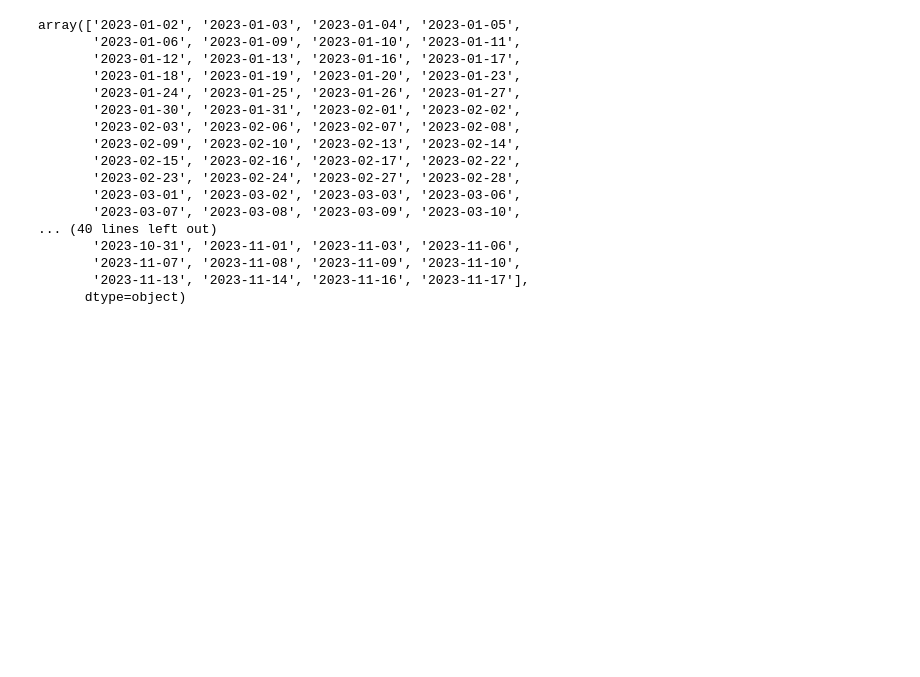
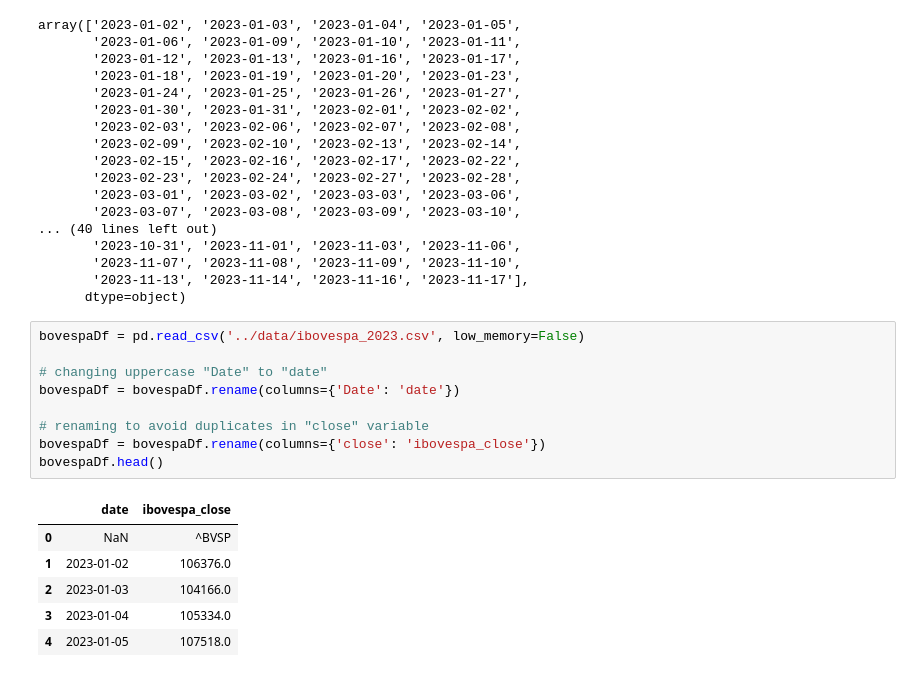
Before and after one commit to mestresanna/lifeCycleProject, a Jupyter notebook: notebooks/Cleaning.ipynb, the cells around one changed output. Drawn from its saved outputs; the diff is of its cells as text; blank space fills up the shorter version.

```diff
--- a/notebooks/Cleaning.ipynb
+++ b/notebooks/Cleaning.ipynb
@@ -225,3 +202,19 @@ array(['2023-01-02', '2023-01-03', '2023-01-04', '2023-01-05',
        '2023-11-07', '2023-11-08', '2023-11-09', '2023-11-10',
        '2023-11-13', '2023-11-14', '2023-11-16', '2023-11-17'],
       dtype=object)
+# %%
+bovespaDf = pd.read_csv('../data/ibovespa_2023.csv', low_memory=False)
+
+# changing uppercase "Date" to "date"
+bovespaDf = bovespaDf.rename(columns={'Date': 'date'})
+
+# renaming to avoid duplicates in "close" variable
+bovespaDf = bovespaDf.rename(columns={'close': 'ibovespa_close'})
+bovespaDf.head()
+# %% [output]
+|  | date | ibovespa_close |
+| 0 | NaN | ^BVSP |
+| 1 | 2023-01-02 | 106376.0 |
+| 2 | 2023-01-03 | 104166.0 |
+| 3 | 2023-01-04 | 105334.0 |
+| 4 | 2023-01-05 | 107518.0 |
```
Also changed, not shown: parts of 6 cells of this notebook.
